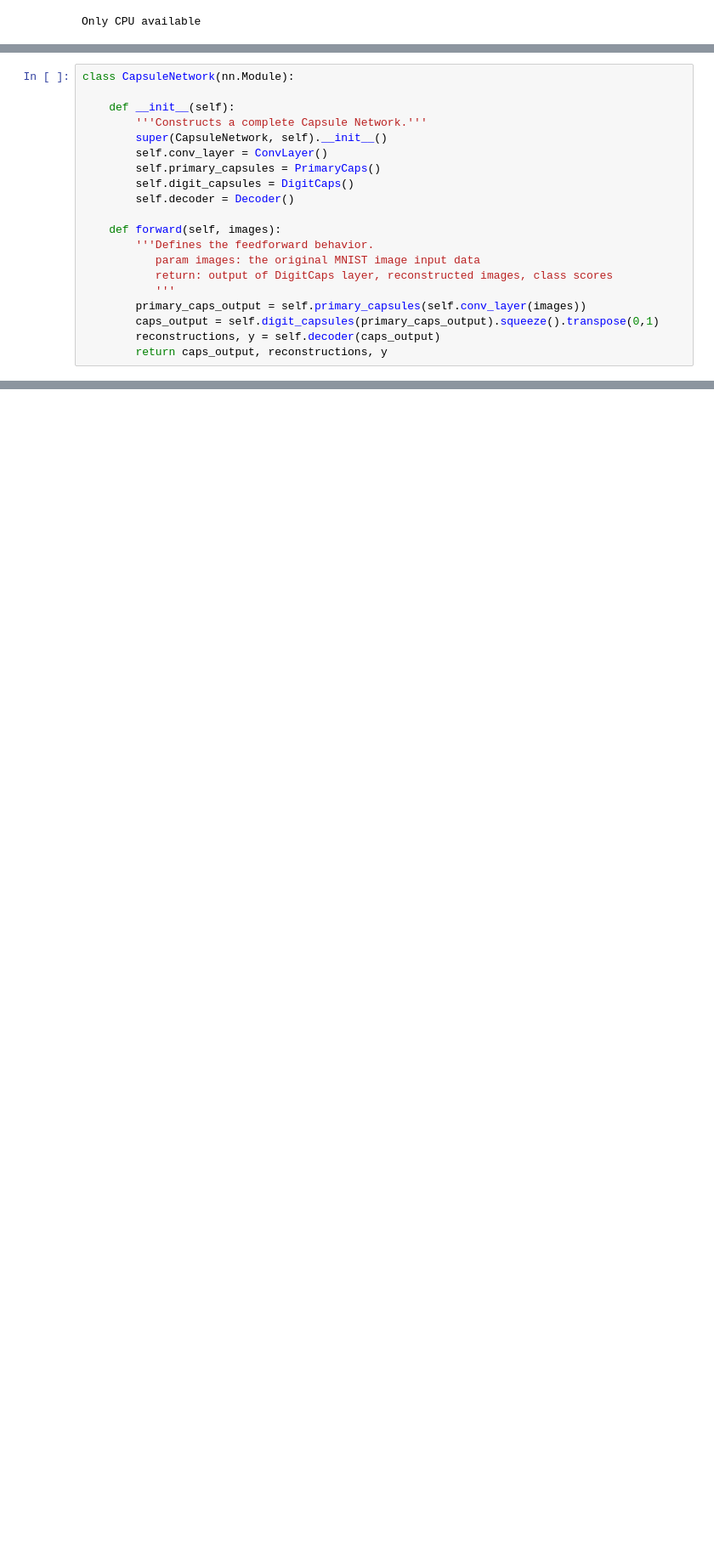
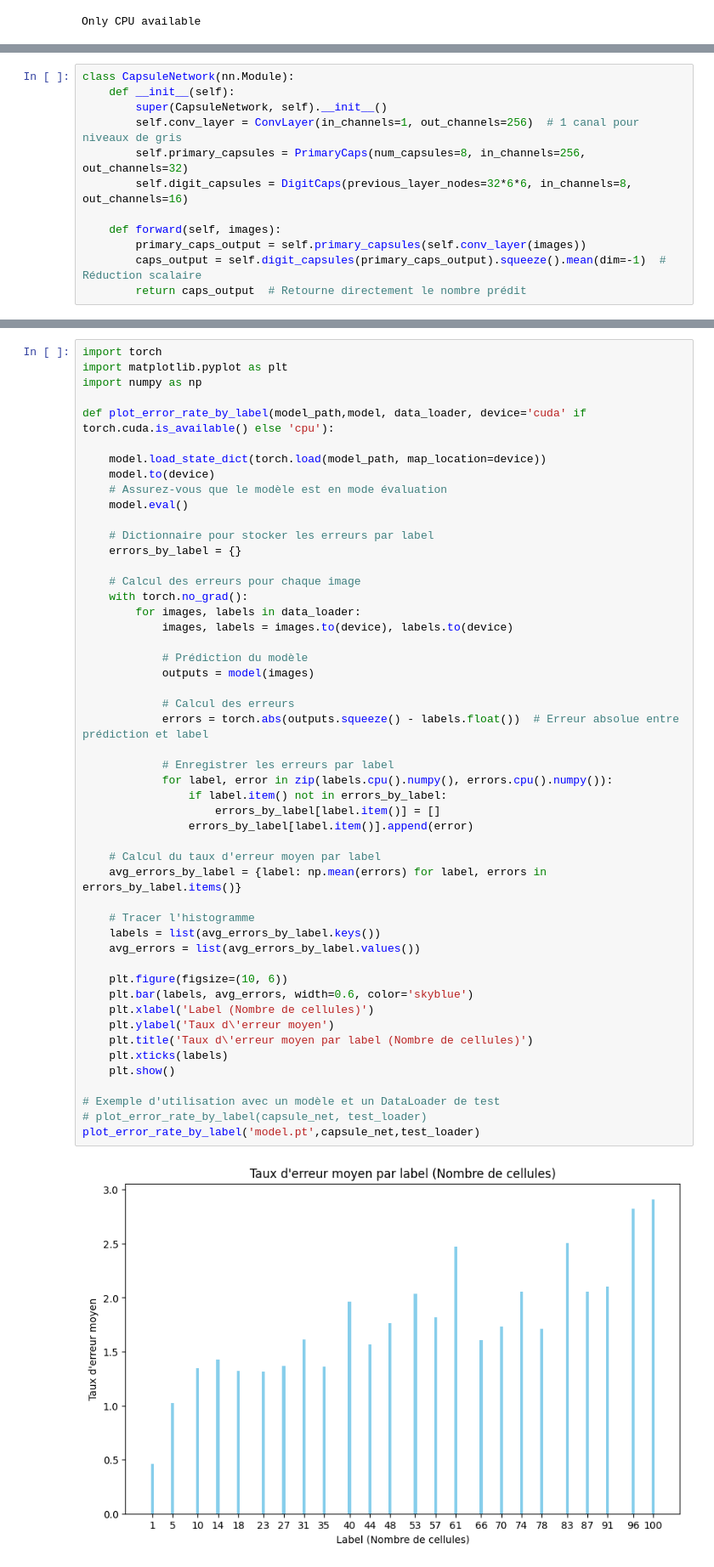
Before and after one commit to Faberra57/cobalt, a Jupyter notebook: CapsuleNetworks/capsNetMinstipynb.ipynb, the cells around one changed output, grey strips where cells are left out. Shown at 85% size. Saved outputs shown, nothing was run; the diff lists cells and outputs as text; blank space fills up the shorter version.

```diff
--- a/CapsuleNetworks/capsNetMinstipynb.ipynb
+++ b/CapsuleNetworks/capsNetMinstipynb.ipynb
@@ -282,21 +283,13 @@ class Decoder(nn.Module):
         return reconstructions, y
 # %%
 class CapsuleNetwork(nn.Module):
-
     def __init__(self):
-        '''Constructs a complete Capsule Network.'''
         super(CapsuleNetwork, self).__init__()
-        self.conv_layer = ConvLayer()
-        self.primary_capsules = PrimaryCaps()
-        self.digit_capsules = DigitCaps()
-        self.decoder = Decoder()
+        self.conv_layer = ConvLayer(in_channels=1, out_channels=256)  # 1 canal pour niveaux de gris
+        self.primary_capsules = PrimaryCaps(num_capsules=8, in_channels=256, out_channels=32)
+        self.digit_capsules = DigitCaps(previous_layer_nodes=32*6*6, in_channels=8, out_channels=16)
 
     def forward(self, images):
-        '''Defines the feedforward behavior.
-           param images: the original MNIST image input data
-           return: output of DigitCaps layer, reconstructed images, class scores
-           '''
         primary_caps_output = self.primary_capsules(self.conv_layer(images))
-        caps_output = self.digit_capsules(primary_caps_output).squeeze().transpose(0,1)
-        reconstructions, y = self.decoder(caps_output)
-        return caps_output, reconstructions, y
+        caps_output = self.digit_capsules(primary_caps_output).squeeze().mean(dim=-1)  # Réduction scalaire
+        return caps_output  # Retourne directement le nombre prédit
@@ -448,0 +503,52 @@ Epoch: 3        Training Loss: 0.02743261
+# %%
+import torch
+import matplotlib.pyplot as plt
+import numpy as np
+
+def plot_error_rate_by_label(model_path,model, data_loader, device='cuda' if torch.cuda.is_available() else 'cpu'):
+
+    model.load_state_dict(torch.load(model_path, map_location=device))
+    model.to(device)
+    # Assurez-vous que le modèle est en mode évaluation
+    model.eval()
+
+    # Dictionnaire pour stocker les erreurs par label
+    errors_by_label = {}
+
+    # Calcul des erreurs pour chaque image
+    with torch.no_grad():
+        for images, labels in data_loader:
+            images, labels = images.to(device), labels.to(device)
+
+            # Prédiction du modèle
+            outputs = model(images)
+
+            # Calcul des erreurs
+            errors = torch.abs(outputs.squeeze() - labels.float())  # Erreur absolue entre prédiction et label
+
+            # Enregistrer les erreurs par label
+            for label, error in zip(labels.cpu().numpy(), errors.cpu().numpy()):
+                if label.item() not in errors_by_label:
+                    errors_by_label[label.item()] = []
+                errors_by_label[label.item()].append(error)
+
+    # Calcul du taux d'erreur moyen par label
+    avg_errors_by_label = {label: np.mean(errors) for label, errors in errors_by_label.items()}
+
+    # Tracer l'histogramme
+    labels = list(avg_errors_by_label.keys())
+    avg_errors = list(avg_errors_by_label.values())
+
+    plt.figure(figsize=(10, 6))
+    plt.bar(labels, avg_errors, width=0.6, color='skyblue')
+    plt.xlabel('Label (Nombre de cellules)')
+    plt.ylabel('Taux d\'erreur moyen')
+    plt.title('Taux d\'erreur moyen par label (Nombre de cellules)')
+    plt.xticks(labels)
+    plt.show()
+
+# Exemple d'utilisation avec un modèle et un DataLoader de test
+# plot_error_rate_by_label(capsule_net, test_loader)
+plot_error_rate_by_label('model.pt',capsule_net,test_loader)
+# %% [output]
+[figure, added]
```
Also changed, not shown: parts of 15 cells of this notebook.
